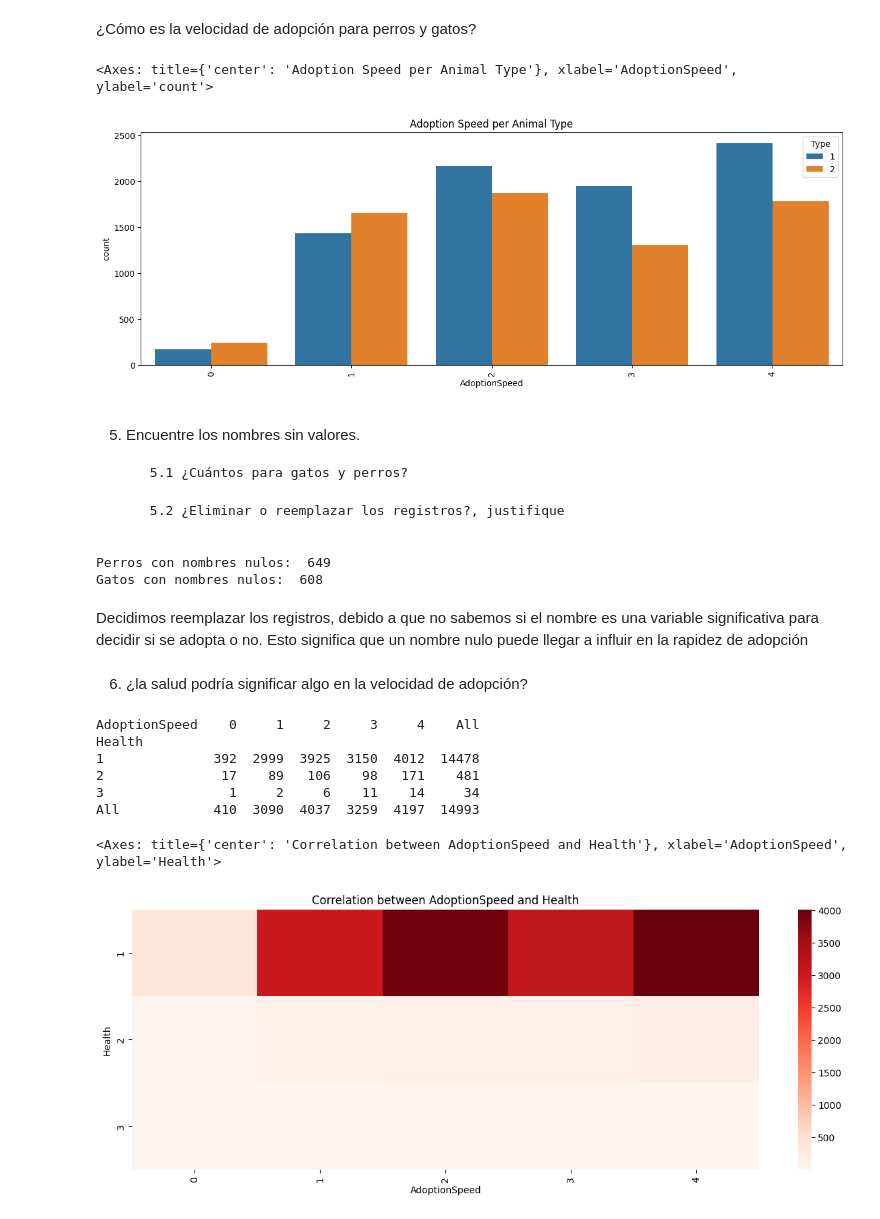
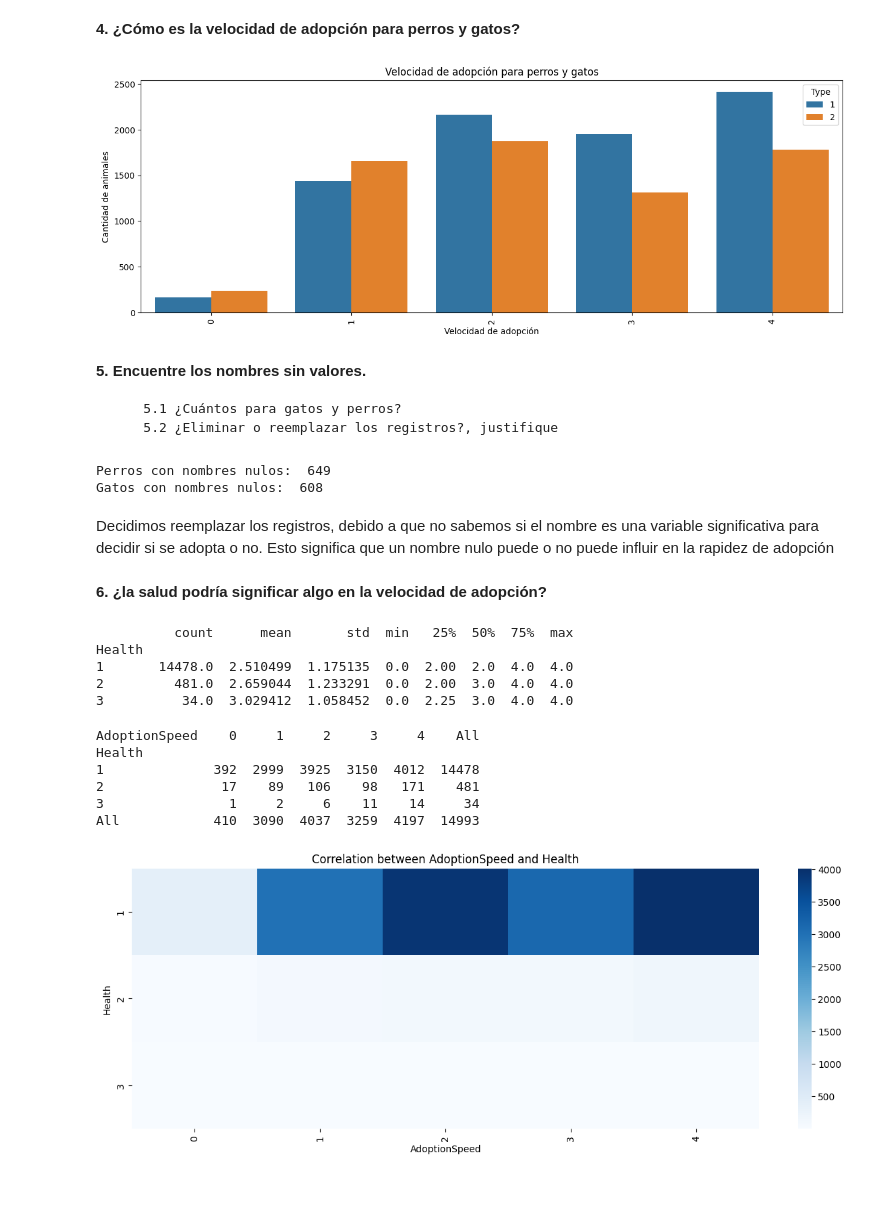
Before and after one commit to GabrielSB19/Lab-2-IA, a Jupyter notebook: src/index.ipynb, the cells around one changed output. Drawn from its saved outputs; the diff is of its cells as text; code cells hidden in the pictures; blank space fills up the shorter version.

```diff
--- a/src/index.ipynb
+++ b/src/index.ipynb
@@ -78,18 +110,22 @@ Name: Type, dtype: int64
 # %% [markdown]
-¿Cómo es la velocidad de adopción para perros y gatos?
+<b>4. ¿Cómo es la velocidad de adopción para perros y gatos?</b>
 # %%
 plt.figure(figsize=(15, 5))
 plt.xticks(rotation=90)
-plt.title("Adoption Speed per Animal Type")
+
 sns.countplot(x="AdoptionSpeed", data=df, hue="Type")
+
+plt.xlabel('Velocidad de adopción')
+plt.ylabel('Cantidad de animales')
+plt.title('Velocidad de adopción para perros y gatos')
+
+plt.show()
 # %% [output]
-<Axes: title={'center': 'Adoption Speed per Animal Type'}, xlabel='AdoptionSpeed', ylabel='count'>
-[figure, old version]
+[figure, new version]
 # %% [markdown]
-5. Encuentre los nombres sin valores.
+<b>5. Encuentre los nombres sin valores.</b>
 
         5.1 ¿Cuántos para gatos y perros?
-
         5.2 ¿Eliminar o reemplazar los registros?, justifique
 # %%
 print("Perros con nombres nulos: ", df[df["Type"] == 1]["Name"].isna().sum())
@@ -98,22 +134,31 @@ print("Gatos con nombres nulos: ", df[df["Type"] == 2]["Name"].isna().sum())
 Perros con nombres nulos:  649
 Gatos con nombres nulos:  608
 # %% [markdown]
-Decidimos reemplazar los registros, debido a que no sabemos si el nombre es una variable significativa para decidir si se adopta o no. Esto significa que un nombre nulo puede llegar a influir en la rapidez de adopción
+Decidimos reemplazar los registros, debido a que no sabemos si el nombre es una variable significativa para decidir si se adopta o no. Esto significa que un nombre nulo puede o no puede influir en la rapidez de adopción
 # %% [markdown]
-6. ¿la salud podría significar algo en la velocidad de adopción?
+<b>6. ¿la salud podría significar algo en la velocidad de adopción?</b>
+# %%
+health_stats = df.groupby('Health')['AdoptionSpeed'].describe()
+print(health_stats)
+# %% [output]
+          count      mean       std  min   25%  50%  75%  max
+Health
+1       14478.0  2.510499  1.175135  0.0  2.00  2.0  4.0  4.0
+2         481.0  2.659044  1.233291  0.0  2.00  3.0  4.0  4.0
+3          34.0  3.029412  1.058452  0.0  2.25  3.0  4.0  4.0
 # %%
 plt.figure(figsize=(15, 5))
 plt.xticks(rotation=90)
 plt.title("Correlation between AdoptionSpeed and Health")
 
 print(pd.crosstab(df["Health"], df["AdoptionSpeed"], margins=True))
-sns.heatmap(pd.crosstab(df["Health"], df["AdoptionSpeed"]), cmap="Reds")
+sns.heatmap(pd.crosstab(df["Health"], df["AdoptionSpeed"]), cmap="Blues")
+plt.show()
 # %% [output]
 AdoptionSpeed    0     1     2     3     4    All
 Health
 1              392  2999  3925  3150  4012  14478
 2               17    89   106    98   171    481
 3                1     2     6    11    14     34
 All            410  3090  4037  3259  4197  14993
-<Axes: title={'center': 'Correlation between AdoptionSpeed and Health'}, xlabel='AdoptionSpeed', ylabel='Health'>
-[figure, old version]
+[figure, new version]
```
Also changed, not shown: parts of 30 cells of this notebook.
